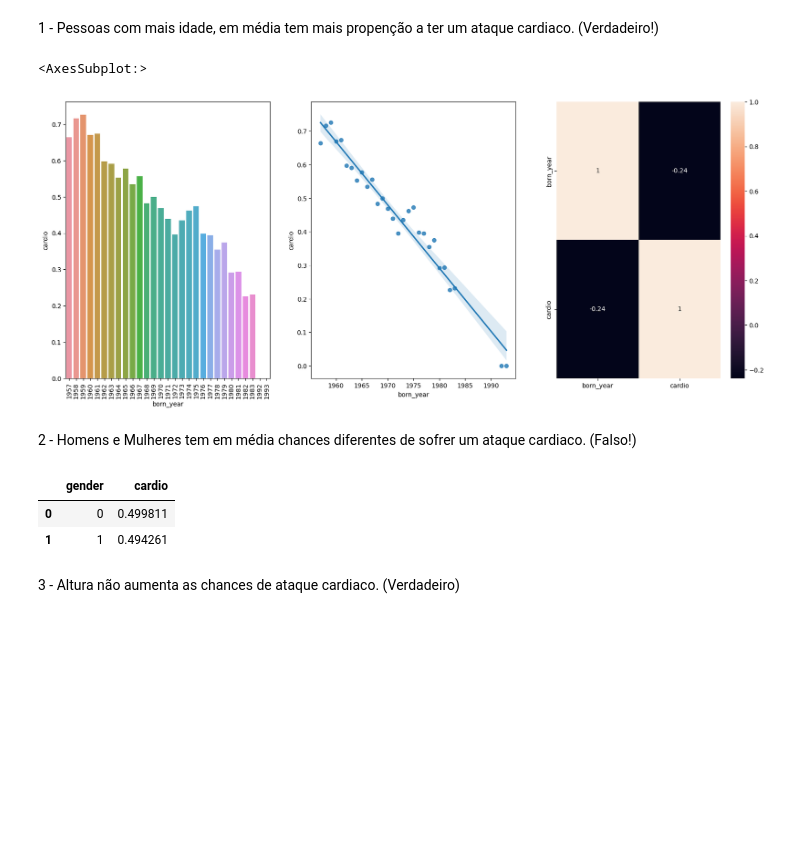
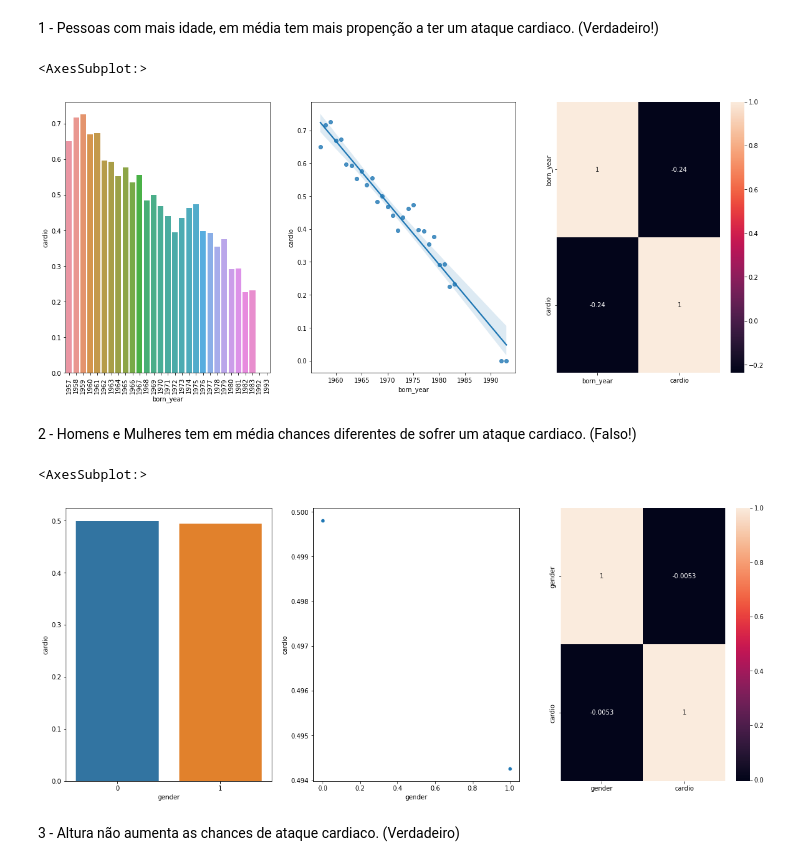
Before and after one commit to RoneyDev7/Cardio_Catch_Disease, a Jupyter notebook: 01-frn_cardio_catch_dieses.ipynb, the cells around one changed output. Drawn from its saved outputs; the diff is of its cells as text; code cells hidden in the pictures; blank space fills up the shorter version.

```diff
--- a/01-frn_cardio_catch_dieses.ipynb
+++ b/01-frn_cardio_catch_dieses.ipynb
@@ -123,3 +138,10 @@ df2['imc'] = df2.apply(lambda x: x['weight'] / (x['height']/100)**2, axis=1)
 
 # Trocando os valores da variável gender de 1-2 para 0-1
 df2['gender'] = df2['gender'].apply(lambda x: 0 if x == 2 else 1)
+
+# Criando coluna sobre hipertensão
+df2['blood_pressure'] = df2[['ap_hi', 'ap_lo']].apply(lambda x: 'normal' if ((x['ap_lo'] <= 80) & (x['ap_hi'] <= 120 )) else
+                                        'elevated' if (x['ap_lo'] <= 80) & (x['ap_hi'] > 120 | x['ap_hi'] <= 129) else
+                                        'hypertension stage 1' if ((x['ap_lo'] > 80) | x['ap_lo'] <= 89 ) |  (x['ap_hi'] > 130 | x['ap_hi'] <= 139) else
+                                        'hypertension stage 2' if (x['ap_lo'] >= 90) |  (x['ap_hi'] >= 140 )
+                                        else 'NONE', axis=1)
@@ -168,15 +210,21 @@ plt.subplot(1,3,3)
 sns.heatmap(df4[['born_year', 'cardio']].corr(method='pearson'), annot=True)
 # %% [output]
 <AxesSubplot:>
-[figure, old version]
+[figure, new version]
 # %% [markdown]
 2 - Homens e Mulheres tem em média chances diferentes de sofrer um ataque cardiaco. (Falso!)
-# %%
-df4[['gender', 'cardio']].groupby('gender').mean().reset_index()
-# %% [output]
-|  | gender | cardio |
-| 0 | 0 | 0.499811 |
-| 1 | 1 | 0.494261 |
+# %%
+aux = df4[['gender', 'cardio']].groupby('gender').mean().reset_index()
+plt.figure(figsize=(20,8))
+plt.subplot(1,3,1)
+sns.barplot(x='gender', y='cardio', data=aux)
+plt.subplot(1,3,2)
+sns.scatterplot(x='gender', y='cardio', data=aux)
+plt.subplot(1,3,3)
+sns.heatmap(df4[['gender', 'cardio']].corr(method='pearson'), annot=True)
+# %% [output]
+<AxesSubplot:>
+[figure, added]
 # %% [markdown]
 3 - Altura não aumenta as chances de ataque cardiaco. (Verdadeiro)
 # %%
```
Also changed, not shown: parts of 5 cells of this notebook.
